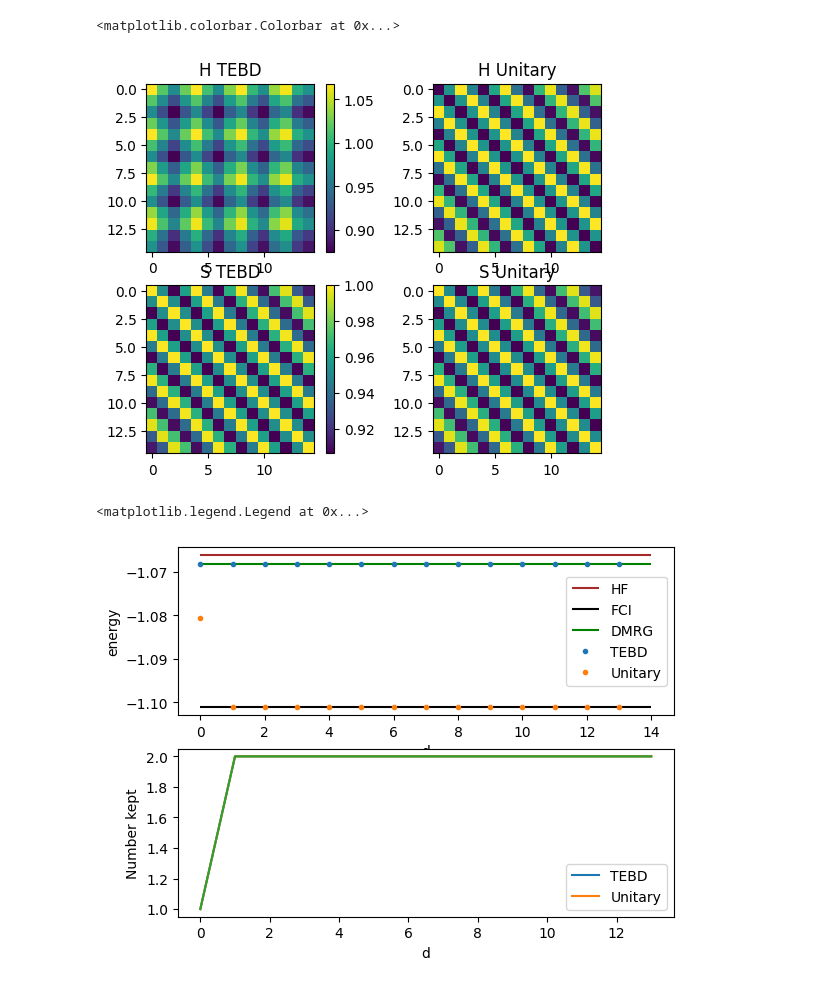
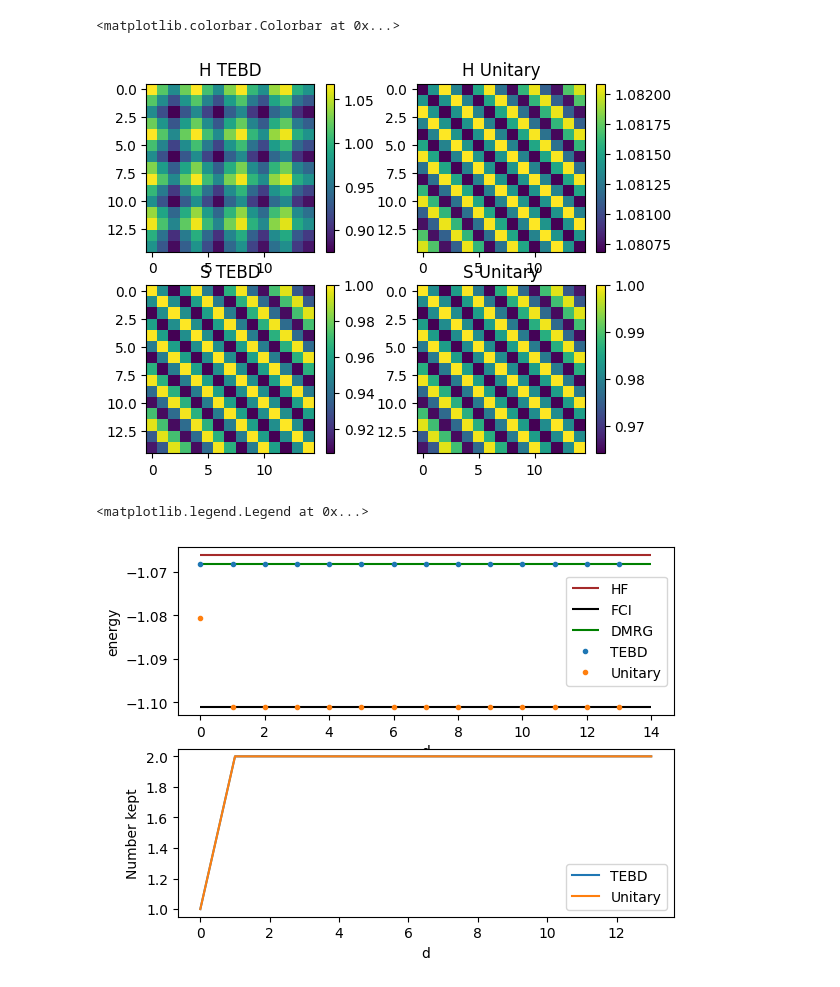
Before and after one commit to bdalfavero/RealTimeKrylov, a Jupyter notebook: hydrogen_plot.ipynb, the cells around one changed output. Saved outputs shown, nothing was run; the diff lists cells and outputs as text; code cells hidden in the pictures.

Commit message:
Fixed issues in some plots.

```diff
--- a/hydrogen_plot.ipynb
+++ b/hydrogen_plot.ipynb
@@ -19,18 +19,20 @@ f.close()
 # %%
 fig, ax = plt.subplots(2, 2)
 im1 = ax[0, 0].imshow(np.abs(h))
 ax[0, 0].set_title("H TEBD")
 im2 = ax[1, 0].imshow(np.abs(s))
 ax[1, 0].set_title("S TEBD")
 im3 = ax[0, 1].imshow(np.abs(h_u))
 ax[0, 1].set_title("H Unitary")
 im4 = ax[1, 1].imshow(np.abs(s_u))
 ax[1, 1].set_title("S Unitary")
 fig.colorbar(im1)
 fig.colorbar(im2)
+fig.colorbar(im3)
+fig.colorbar(im4)
 # %% [output]
 <matplotlib.colorbar.Colorbar at 0x...>
-[figure, old version]
+[figure, new version]
 # %%
 fig2, ax2 = plt.subplots(2, 1)
 ax2[0].hlines(hf_energy, 0., len(energies), colors=["brown"], label="HF")
@@ -44,10 +46,9 @@ ax2[0].legend()
 
 ax2[1].plot(num_kept, label="TEBD")
 ax2[1].plot(num_kept_u, label="Unitary")
-ax2[1].plot(num_kept)
 ax2[1].set_xlabel("d")
 ax2[1].set_ylabel("Number kept")
 ax2[1].legend()
 # %% [output]
 <matplotlib.legend.Legend at 0x...>
-[figure, old version]
+[figure, new version]
```
